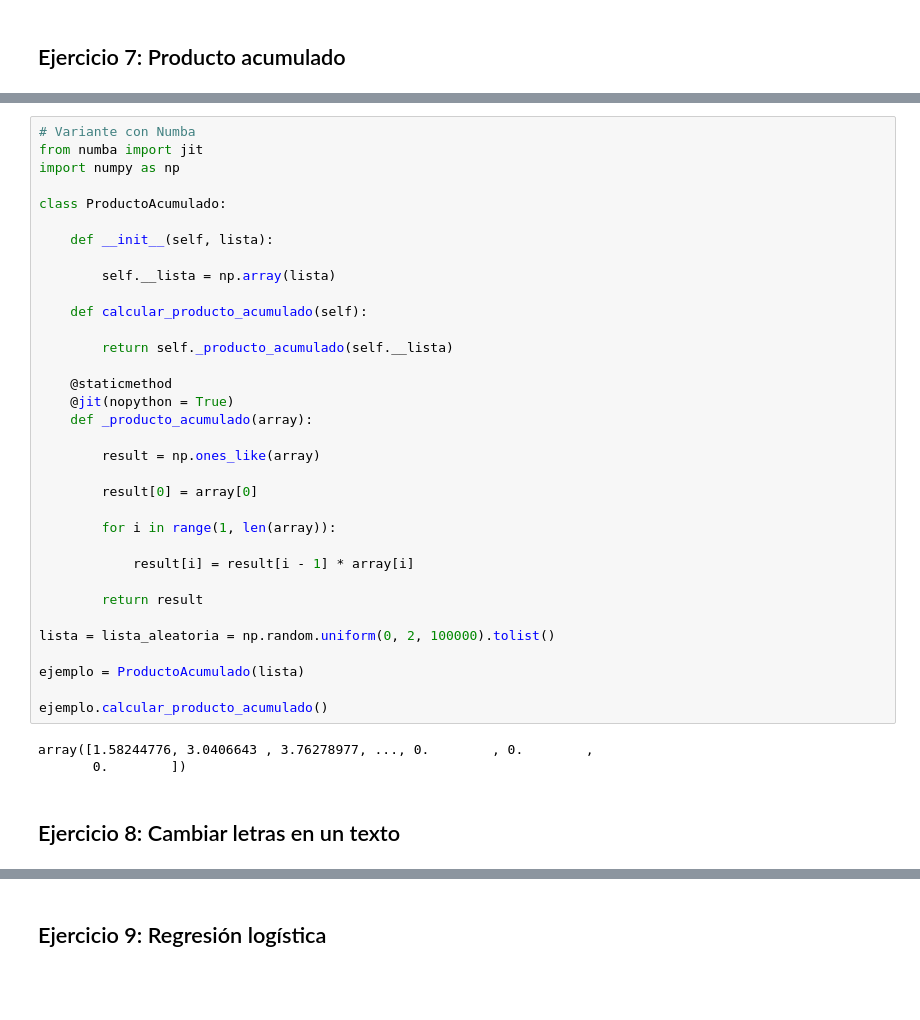
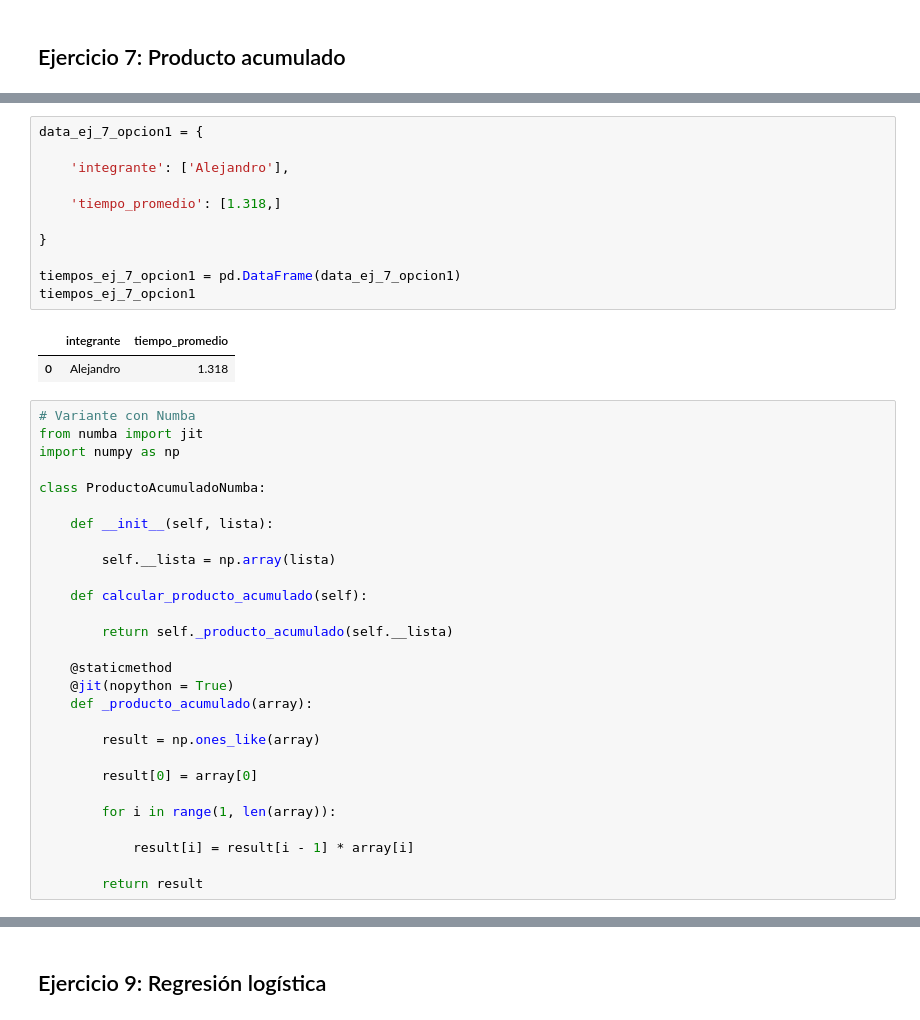
Before and after one commit to Santifer0803/Proyecto_herramientas_II, a Jupyter notebook: ejercicios_python.ipynb, the cells around one changed output, grey strips where cells are left out. Cells and saved outputs as stored; diff of their text form; blank space fills up the shorter version.

Commit message:
fix: se añaden los espacios para los tiempos ej 7 y 8

```diff
--- a/ejercicios_python.ipynb
+++ b/ejercicios_python.ipynb
@@ -525,9 +532,23 @@ array([1.93304329, 3.78975985, 1.43799799, ..., 0.        , 0.        ,
+# %%
+data_ej_7_opcion1 = {
+
+    'integrante': ['Alejandro'],
+
+    'tiempo_promedio': [1.318,]
+
+}
+
+tiempos_ej_7_opcion1 = pd.DataFrame(data_ej_7_opcion1)
+tiempos_ej_7_opcion1
+# %% [output]
+|  | integrante | tiempo_promedio |
+| 0 | Alejandro | 1.318 |
 # %%
 # Variante con Numba
 from numba import jit
 import numpy as np
 
-class ProductoAcumulado:
+class ProductoAcumuladoNumba:
 
     def __init__(self, lista):
 
@@ -550,14 +571,3 @@ class ProductoAcumulado:
             result[i] = result[i - 1] * array[i]
 
         return result
-
-lista = lista_aleatoria = np.random.uniform(0, 2, 100000).tolist()
-
-ejemplo = ProductoAcumulado(lista)
-
-ejemplo.calcular_producto_acumulado()
-# %% [output]
-array([1.58244776, 3.0406643 , 3.76278977, ..., 0.        , 0.        ,
-       0.        ])
-# %% [markdown]
-## Ejercicio 8: Cambiar letras en un texto
```
Also changed, not shown: parts of 10 cells of this notebook.
